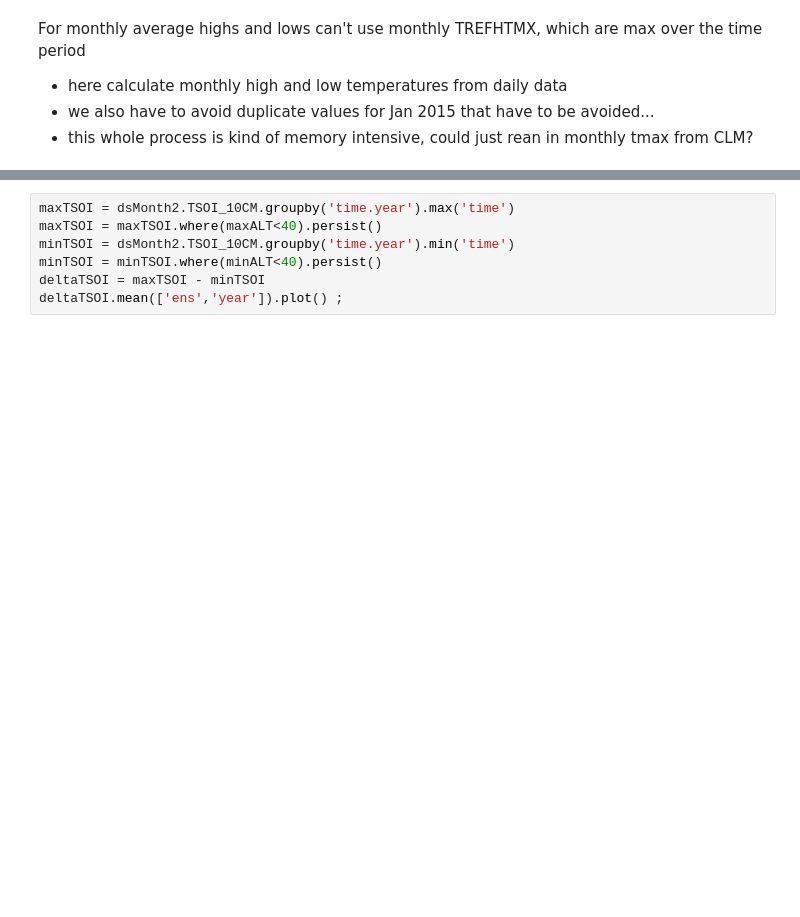
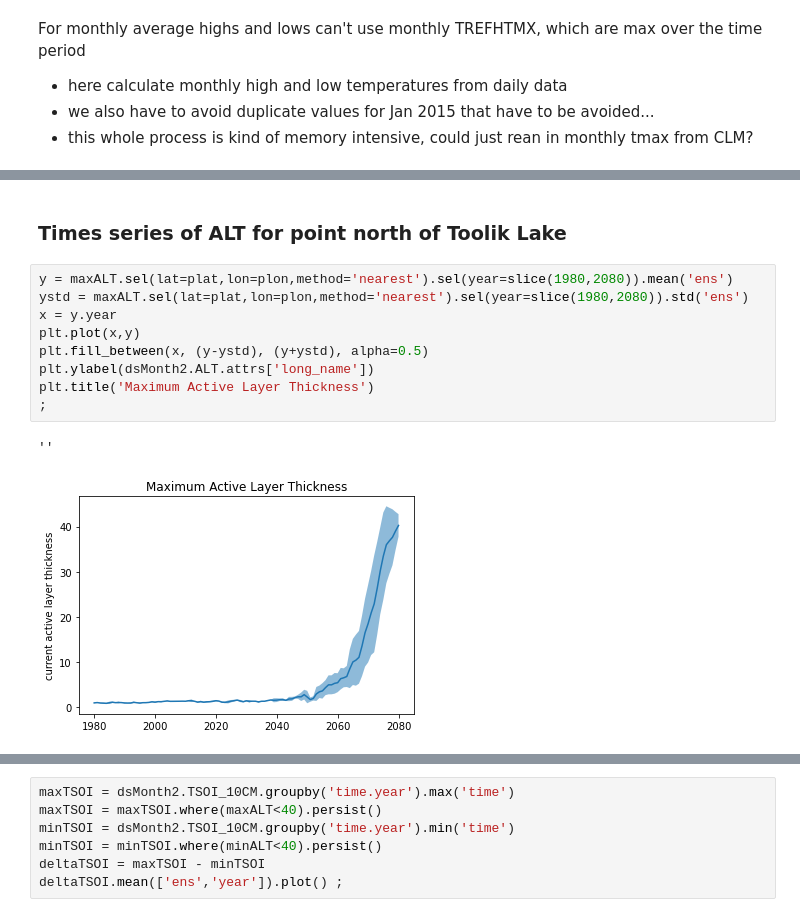
Before and after one commit to eschlerm/permafrost, a Jupyter notebook: LocalChange-ARC.ipynb, the cells around one changed output, grey strips where cells are left out. Saved outputs shown, nothing was run; the diff lists cells and outputs as text; blank space fills up the shorter version.

```diff
--- a/LocalChange-ARC.ipynb
+++ b/LocalChange-ARC.ipynb
@@ -639,0 +454,14 @@ Coordinates:
+# %% [markdown]
+### Times series of ALT for point north of Toolik Lake
+# %%
+y = maxALT.sel(lat=plat,lon=plon,method='nearest').sel(year=slice(1980,2080)).mean('ens')
+ystd = maxALT.sel(lat=plat,lon=plon,method='nearest').sel(year=slice(1980,2080)).std('ens')
+x = y.year
+plt.plot(x,y)
+plt.fill_between(x, (y-ystd), (y+ystd), alpha=0.5)
+plt.ylabel(dsMonth2.ALT.attrs['long_name'])
+plt.title('Maximum Active Layer Thickness')
+;
+# %% [output]
+''
+[figure, added]
```
Also changed, not shown: parts of 38 cells of this notebook.
